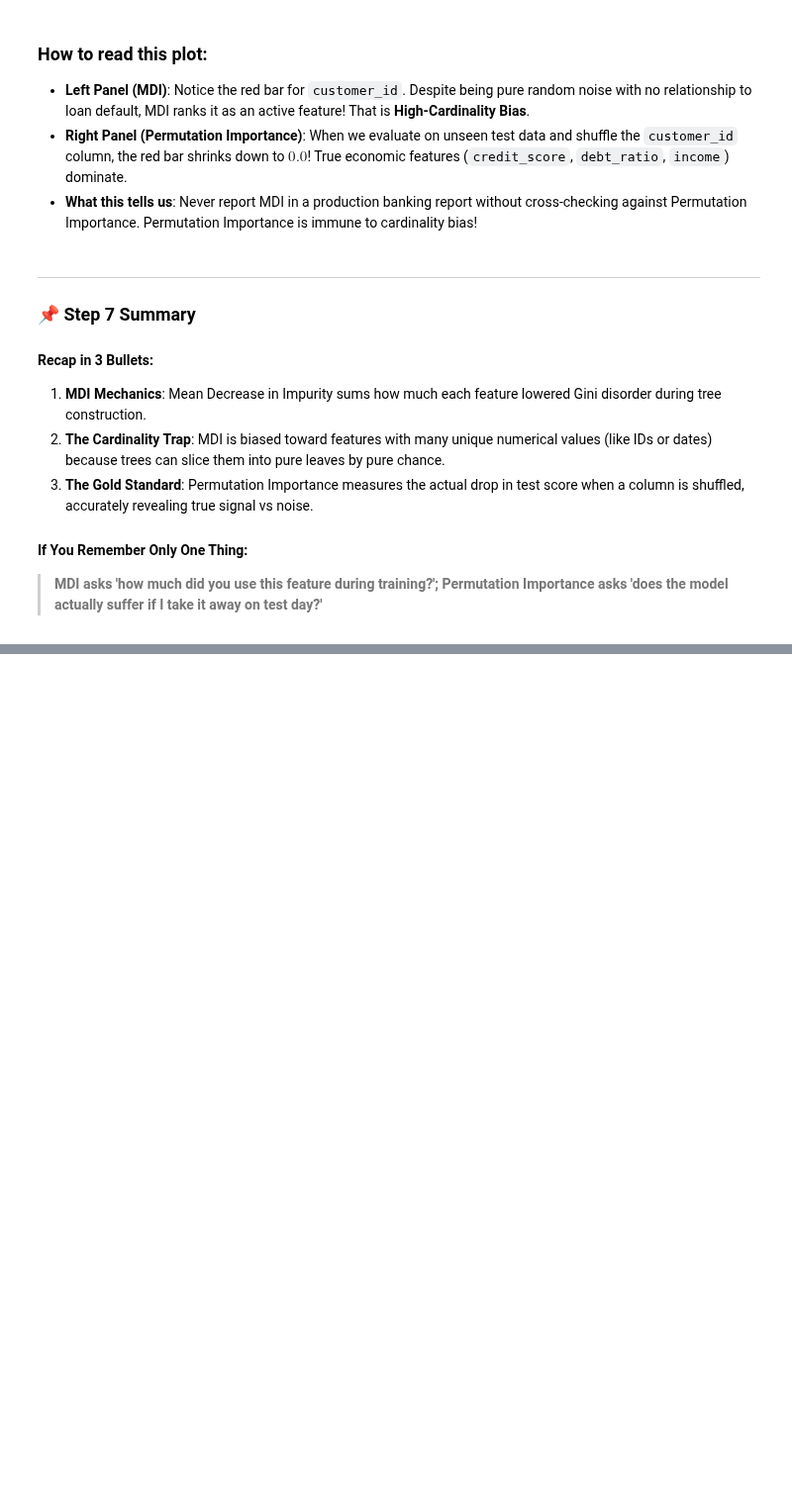
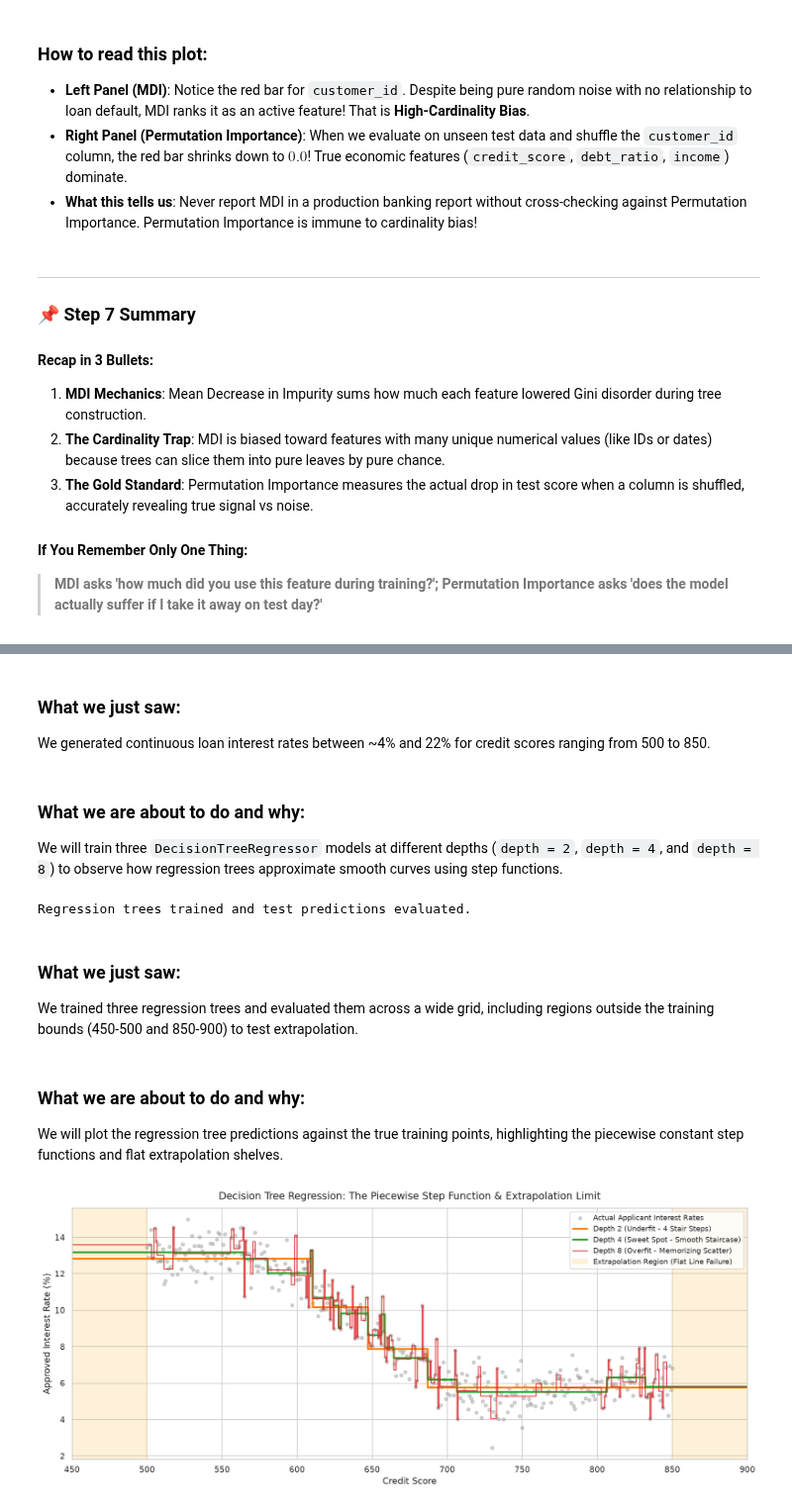
Before and after one commit to Arnav-Shrivastava/decision-trees-regression-zero-to-one, a Jupyter notebook: decision_trees_zero_to_one.ipynb, the cells around one changed output, grey strips where cells are left out. Shown at 99% size. Saved outputs shown, nothing was run; the diff lists cells and outputs as text; code cells hidden in the pictures; blank space fills up the shorter version.

Commit message:
feat: illustrate regression trees and step function behavior

```diff
--- a/decision_trees_zero_to_one.ipynb
+++ b/decision_trees_zero_to_one.ipynb
@@ -1655,0 +1750,55 @@ plt.show()
+# %% [markdown]
+### What we just saw:
+We generated continuous loan interest rates between ~4% and 22% for credit scores ranging from 500 to 850.
+# %% [markdown]
+### What we are about to do and why:
+We will train three `DecisionTreeRegressor` models at different depths (`depth = 2`, `depth = 4`, and `depth = 8`) to observe how regression trees approximate smooth curves using step functions.
+# %%
+from sklearn.tree import DecisionTreeRegressor
+
+# Fit regression trees with varying depths
+reg_depth_2 = DecisionTreeRegressor(max_depth=2, random_state=42).fit(cs_synthetic, interest_rate)
+reg_depth_4 = DecisionTreeRegressor(max_depth=4, random_state=42).fit(cs_synthetic, interest_rate)
+reg_depth_8 = DecisionTreeRegressor(max_depth=8, random_state=42).fit(cs_synthetic, interest_rate)
+
+# Dense test grid including values outside training range (extrapolation test: 450 to 900)
+grid_cs = np.linspace(450, 900, 600).reshape(-1, 1)
+pred_d2 = reg_depth_2.predict(grid_cs)
+pred_d4 = reg_depth_4.predict(grid_cs)
+pred_d8 = reg_depth_8.predict(grid_cs)
+
+print("Regression trees trained and test predictions evaluated.")
+# %% [output]
+Regression trees trained and test predictions evaluated.
+# %% [markdown]
+### What we just saw:
+We trained three regression trees and evaluated them across a wide grid, including regions outside the training bounds (450-500 and 850-900) to test extrapolation.
+# %% [markdown]
+### What we are about to do and why:
+We will plot the regression tree predictions against the true training points, highlighting the piecewise constant step functions and flat extrapolation shelves.
+# %%
+fig, ax = plt.subplots(figsize=(14, 6), dpi=130)
+
+# Scatter training data points
+ax.scatter(cs_synthetic, interest_rate, color='gray', alpha=0.35, s=20, label='Actual Applicant Interest Rates')
+
+# Plot step function predictions
+ax.step(grid_cs, pred_d2, color='#ff7f0e', lw=2.5, where='mid', label='Depth 2 (Underfit - 4 Stair Steps)')
+ax.step(grid_cs, pred_d4, color='#2ca02c', lw=2.5, where='mid', label='Depth 4 (Sweet Spot - Smooth Staircase)')
+ax.step(grid_cs, pred_d8, color='#d62728', lw=1.5, alpha=0.8, where='mid', label='Depth 8 (Overfit - Memorizing Scatter)')
+
+# Shaded extrapolation failure regions
+ax.axvspan(450, 500, alpha=0.15, color='orange', label='Extrapolation Region (Flat Line Failure)')
+ax.axvspan(850, 900, alpha=0.15, color='orange')
+
+ax.set_title("Decision Tree Regression: The Piecewise Step Function & Extrapolation Limit", fontsize=14, pad=12)
+ax.set_xlabel("Credit Score", fontsize=12)
+ax.set_ylabel("Approved Interest Rate (%)", fontsize=12)
+ax.set_xlim(450, 900)
+ax.legend(fontsize=10, loc='upper right')
+
+plt.tight_layout()
+plt.savefig("images/regression_tree_step_function.png", dpi=130)
+plt.show()
+# %% [output]
+[figure, added]
```
Also changed, not shown: parts of 6 cells of this notebook, 1 other file.
